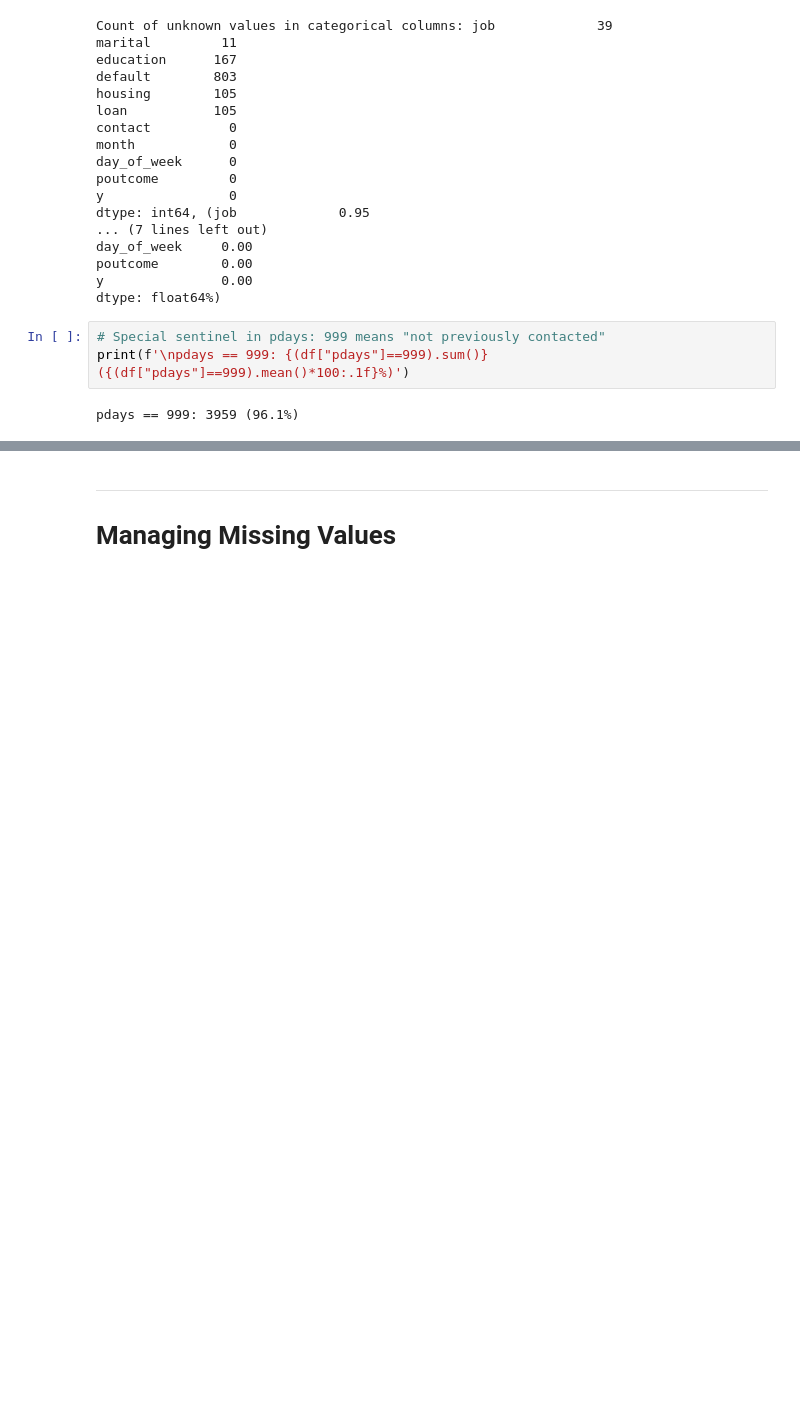
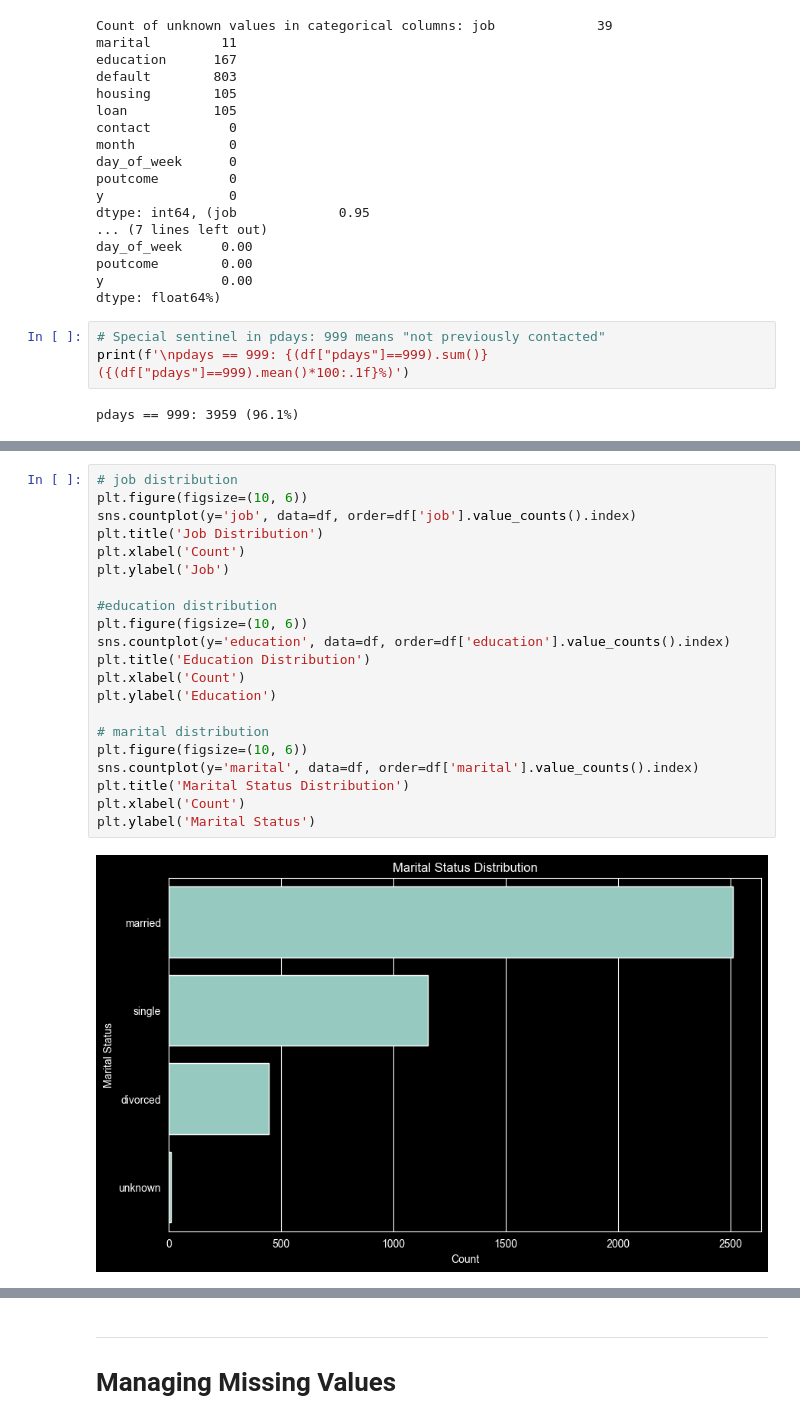
Before and after one commit to rmetchkarovaieu2024-bit/ML-fundamentals-2026, a Jupyter notebook: assignment_1_raya_metchkarova.ipynb, the cells around one changed output, grey strips where cells are left out. Saved outputs shown, nothing was run; the diff lists cells and outputs as text; blank space fills up the shorter version.

```diff
--- a/assignment_1_raya_metchkarova.ipynb
+++ b/assignment_1_raya_metchkarova.ipynb
@@ -130,0 +169,23 @@ pdays == 999: 3959 (96.1%)
+# %%
+# job distribution
+plt.figure(figsize=(10, 6))
+sns.countplot(y='job', data=df, order=df['job'].value_counts().index)
+plt.title('Job Distribution')
+plt.xlabel('Count')
+plt.ylabel('Job')
+
+#education distribution
+plt.figure(figsize=(10, 6))
+sns.countplot(y='education', data=df, order=df['education'].value_counts().index)
+plt.title('Education Distribution')
+plt.xlabel('Count')
+plt.ylabel('Education')
+
+# marital distribution
+plt.figure(figsize=(10, 6))
+sns.countplot(y='marital', data=df, order=df['marital'].value_counts().index)
+plt.title('Marital Status Distribution')
+plt.xlabel('Count')
+plt.ylabel('Marital Status')
+# %% [output]
+[figure, added]
```
Also changed, not shown: parts of 16 cells of this notebook.
